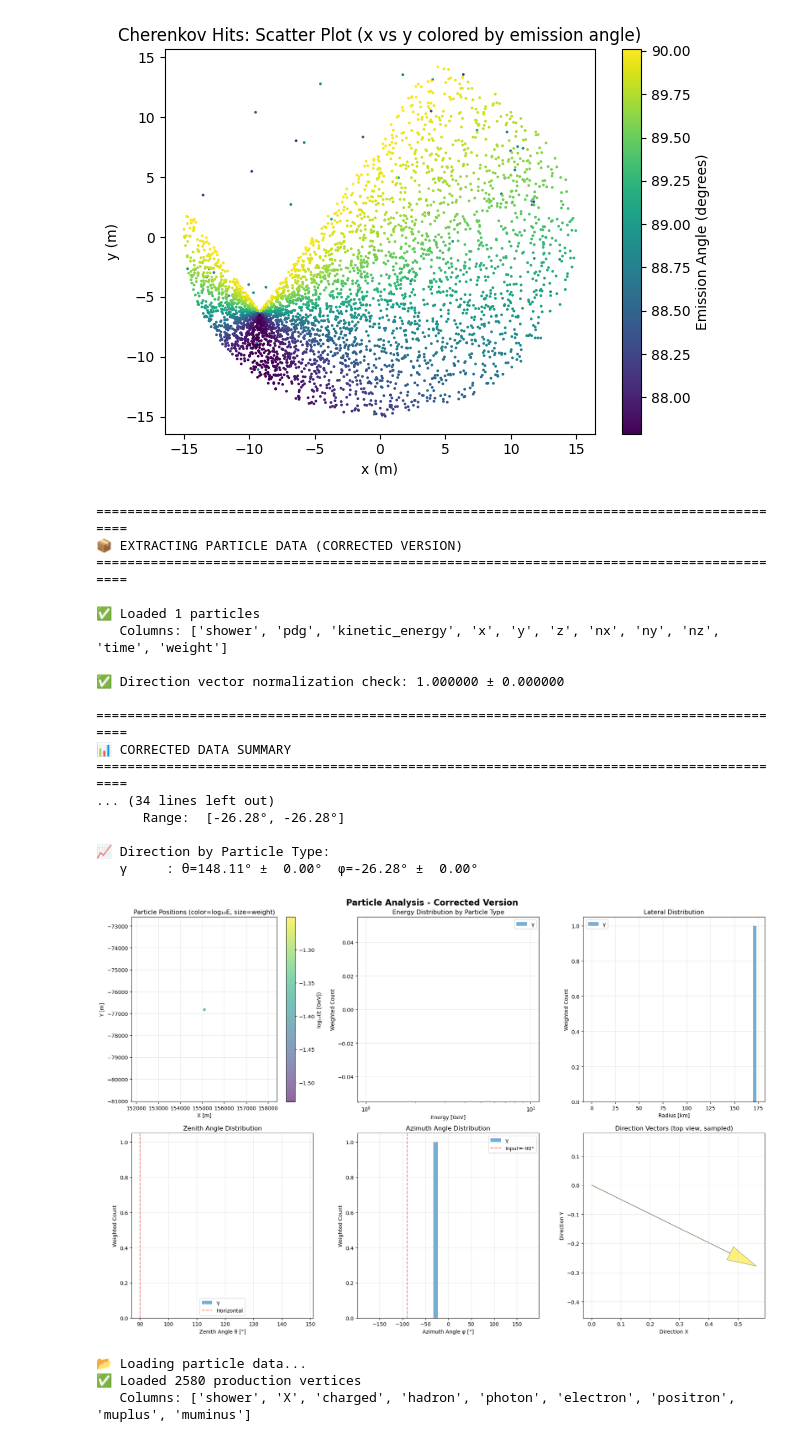
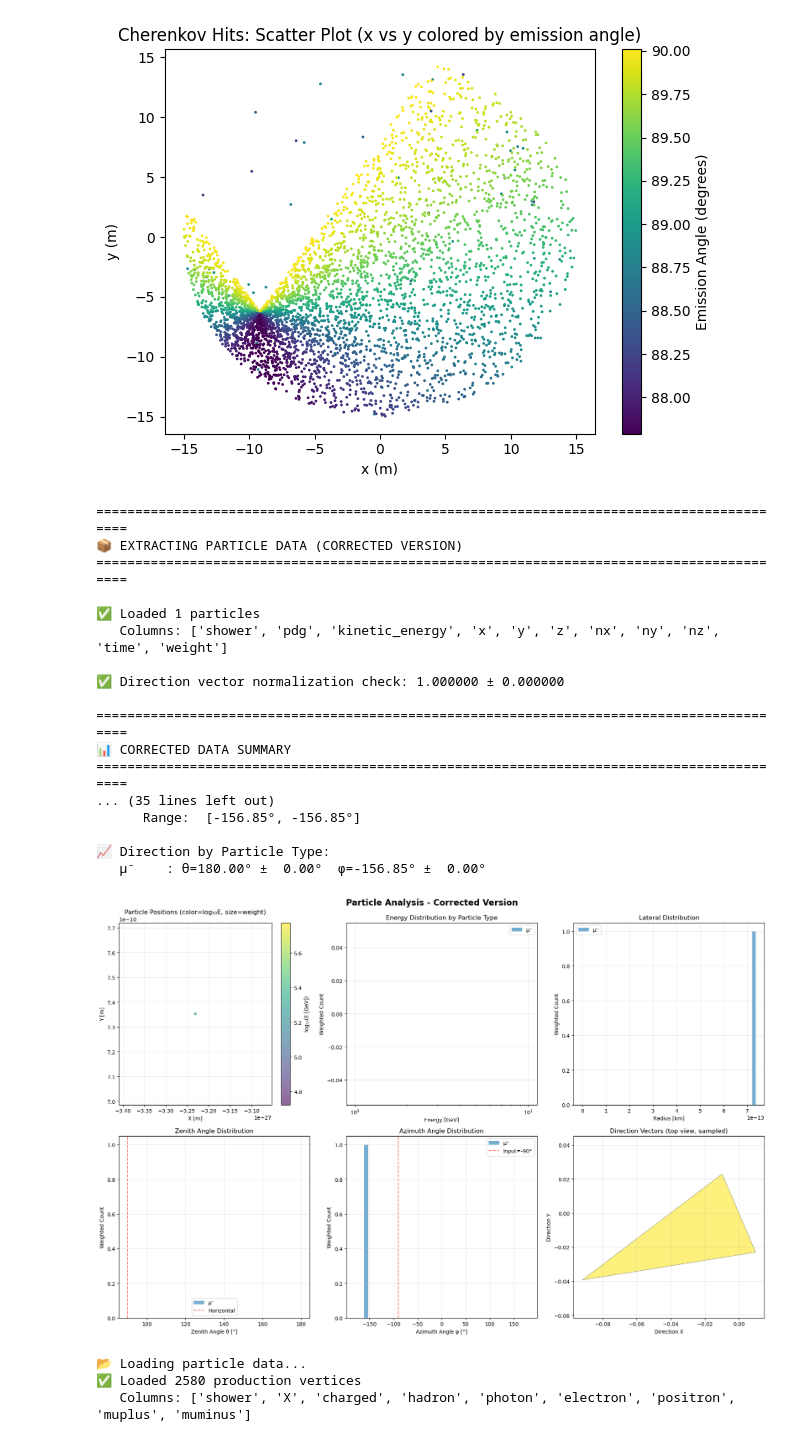
Before and after one commit to Teikiet/Muon_Trinity, a Jupyter notebook: analysis/corsika8_reader.ipynb, the cells around one changed output. Saved outputs shown, nothing was run; the diff lists cells and outputs as text; code cells hidden in the pictures.

Commit message:
3D plot muon flux

```diff
--- a/analysis/corsika8_reader.ipynb
+++ b/analysis/corsika8_reader.ipynb
@@ -80,11 +367,11 @@ def get_particle_name(pdg):
 
 # Load the particle data
 base_dir = "/scratch/general/vast/u1520754/muon_sim_chain_tree"
-energy = "1.12202e3"
-seed = "4"
-id ="-13"
-h ="100000"
-zenith = "87.9"
+energy = "1.77828e5"
+seed = "1"
+id ="13"
+h ="5000"
+zenith = "91.0"
 azimuth = "270.0"
 specific_dir = f"Muon_pid{id}_E{energy}_R5/pdg{id}_E{energy}_r5_s{seed}/zen{zenith}/az{azimuth}/h{h}/x0_y0_z0/corsika8_output"
 particles_file = f"{base_dir}/{specific_dir}/particles/particles.parquet"
@@ -211,6 +498,7 @@ for pdg, count in zip(unique_pdg, counts):
 print(f"\n📍 Position Distribution:")
 print(f"   X range:        [{x_pos.min():10.2f}, {x_pos.max():10.2f}] m")
 print(f"   Y range:        [{y_pos.min():10.2f}, {y_pos.max():10.2f}] m")
+print(f"   Z range:        [{z_pos.min():10.2f}, {z_pos.max():10.2f}] m")
 print(f"   Radius range:   [0.00, {radius.max():.2f}] m")
 print(f"   Mean radius:    {radius.mean():.2f} m")
 print(f"   Median radius:  {np.median(radius):.2f} m")
@@ -333,37 +621,37 @@ idx_sample = np.random.choice(len(particles['pdg']), n_sample, replace=False)
 # Convert to Cartesian for plotting
 for idx in idx_sample:
     ax.arrow(0, 0, dir_x[idx], dir_y[idx], head_width=0.05, head_length=0.1,
             fc=plt.cm.viridis(np.log10(energy[idx]+1e-6)/np.log10(energy.max())),
             ec='black', linewidth=0.5, alpha=0.6)
 ax.set_xlim(-1.2, 1.2)
 ax.set_ylim(-1.2, 1.2)
 ax.set_xlabel('Direction X')
 ax.set_ylabel('Direction Y')
 ax.set_title('Direction Vectors (top view, sampled)')
 ax.grid(True, alpha=0.3)
 ax.axis('equal')
 
 plt.tight_layout()
 plt.show()
 # %% [output]
 ==========================================================================================
 📦 EXTRACTING PARTICLE DATA (CORRECTED VERSION)
 ==========================================================================================
 
 ✅ Loaded 1 particles
    Columns: ['shower', 'pdg', 'kinetic_energy', 'x', 'y', 'z', 'nx', 'ny', 'nz', 'time', 'weight']
 
 ✅ Direction vector normalization check: 1.000000 ± 0.000000
 
 ==========================================================================================
 📊 CORRECTED DATA SUMMARY
 ==========================================================================================
-... (34 lines left out)
-      Range:  [-26.28°, -26.28°]
+... (35 lines left out)
+      Range:  [-156.85°, -156.85°]
 
 📈 Direction by Particle Type:
-   γ     : θ=148.11° ±  0.00°  φ=-26.28° ±  0.00°
+   μ⁻    : θ=180.00° ±  0.00°  φ=-156.85° ±  0.00°
-[figure, old version]
+[figure, new version]
 # %%
 base_dir = "/uufs/chpc.utah.edu/common/home/u1520754/corsika8_output/muon_test"
 
```
Also changed, not shown: parts of 2 cells of this notebook, 7 other files.
